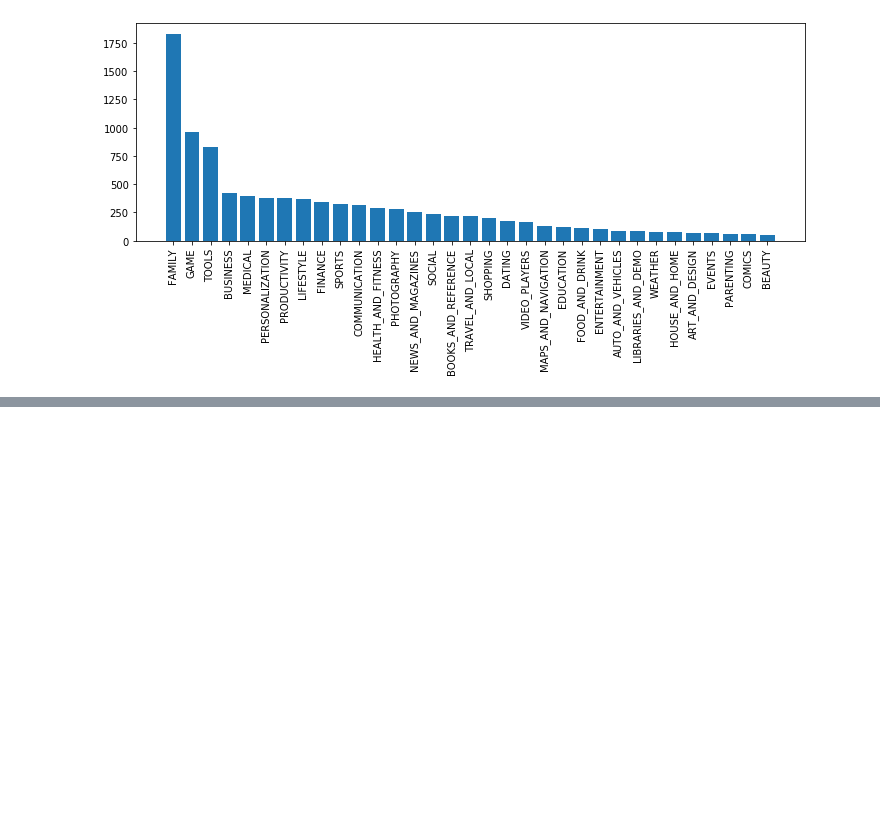
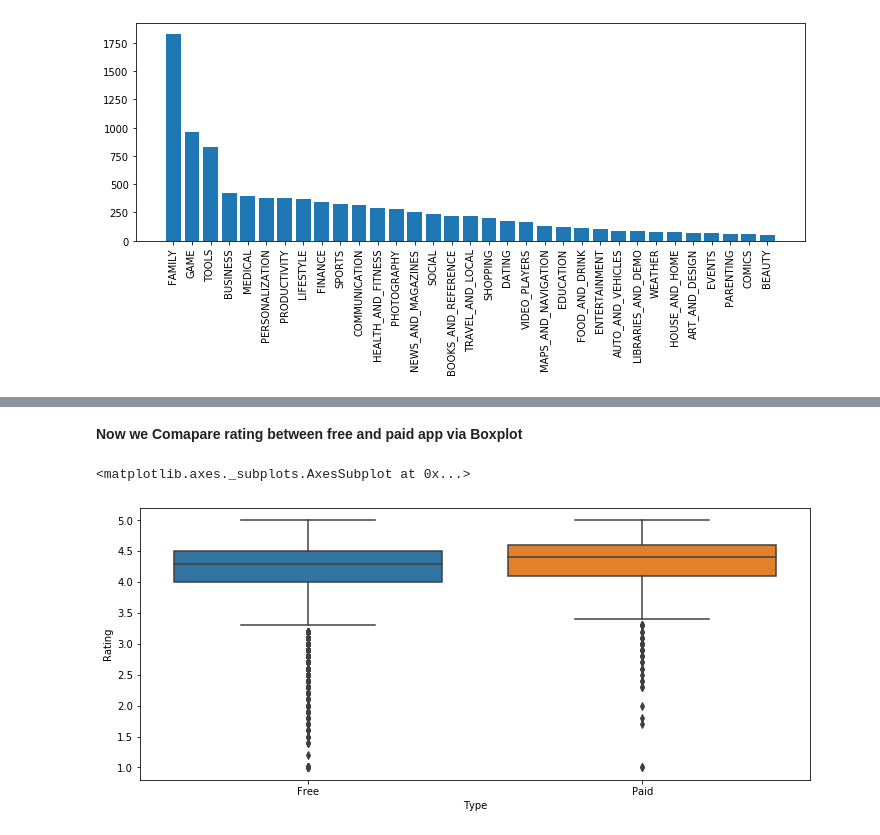
Before and after one commit to nikshingadiya/jupyter, a Jupyter notebook: Kaggle/Google Apps Data Analysis.ipynb, the cells around one changed output, grey strips where cells are left out. Saved outputs shown, nothing was run; the diff lists cells and outputs as text; code cells hidden in the pictures; blank space fills up the shorter version.

```diff
--- a/Kaggle/Google Apps Data Analysis.ipynb
+++ b/Kaggle/Google Apps Data Analysis.ipynb
@@ -130,0 +190,2 @@ plt.show()
+# %% [markdown]
+<b> Now we Comapare rating between free and paid app via Boxplot</b>
@@ -130,0 +194,7 @@ plt.show()
+# %%
+plt.figure(figsize=(12,5))
+sns.boxplot('Type','Rating',data=apps)
+# sns.boxplot('Type','Rating',data=apps,showfliers=False) without  outliers
+# %% [output]
+<matplotlib.axes._subplots.AxesSubplot at 0x...>
+[figure, added]
```
Also changed, not shown: parts of 16 cells of this notebook, 29 other files.
